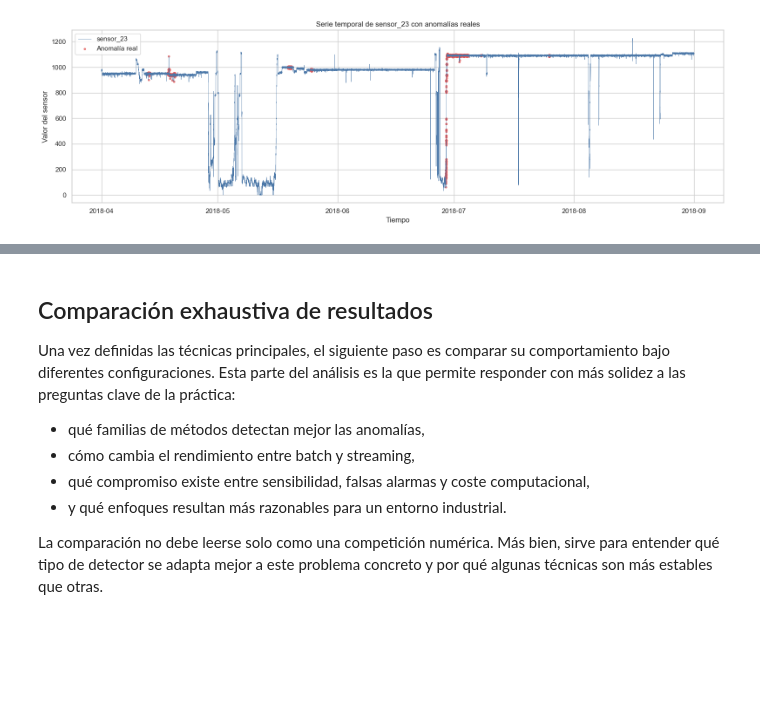
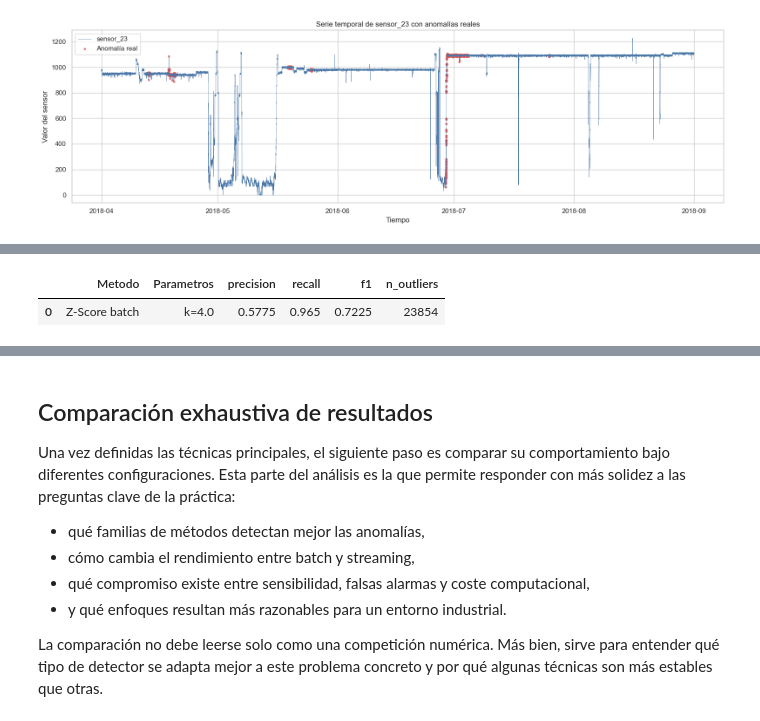
Before and after one commit to TheA-20/P2_Workflows_Outliers, a Jupyter notebook: Practica2_Outliers.ipynb, the cells around one changed output, grey strips where cells are left out. Saved outputs shown, nothing was run; the diff lists cells and outputs as text; code cells hidden in the pictures; blank space fills up the shorter version.

```diff
--- a/Practica2_Outliers.ipynb
+++ b/Practica2_Outliers.ipynb
@@ -391,0 +333,23 @@ porque su exploración completa sobre 217.444 muestras es sensiblemente más cos
+# %%
+def zscore_batch_predict(df_data, k=4.0):
+    anomalies = pd.DataFrame(index=df_data.index)
+    for col in df_data.columns:
+        std = df_data[col].std()
+        if std == 0:
+            anomalies[col] = False
+        else:
+            z = ((df_data[col] - df_data[col].mean()) / std).abs()
+            anomalies[col] = z > k
+    return anomalies.any(axis=1).astype(int).to_numpy()
+
+zscore_batch_pred = zscore_batch_predict(df_sensors, k=4.0)
+display(
+    summarize_method(
+        "Z-Score batch",
+        "k=4.0",
+        zscore_batch_pred,
+    )
+)
+# %% [output]
+|  | Metodo | Parametros | precision | recall | f1 | n_outliers |
+| 0 | Z-Score batch | k=4.0 | 0.5775 | 0.965 | 0.7225 | 23854 |
```
Also changed, not shown: parts of 23 cells of this notebook.
